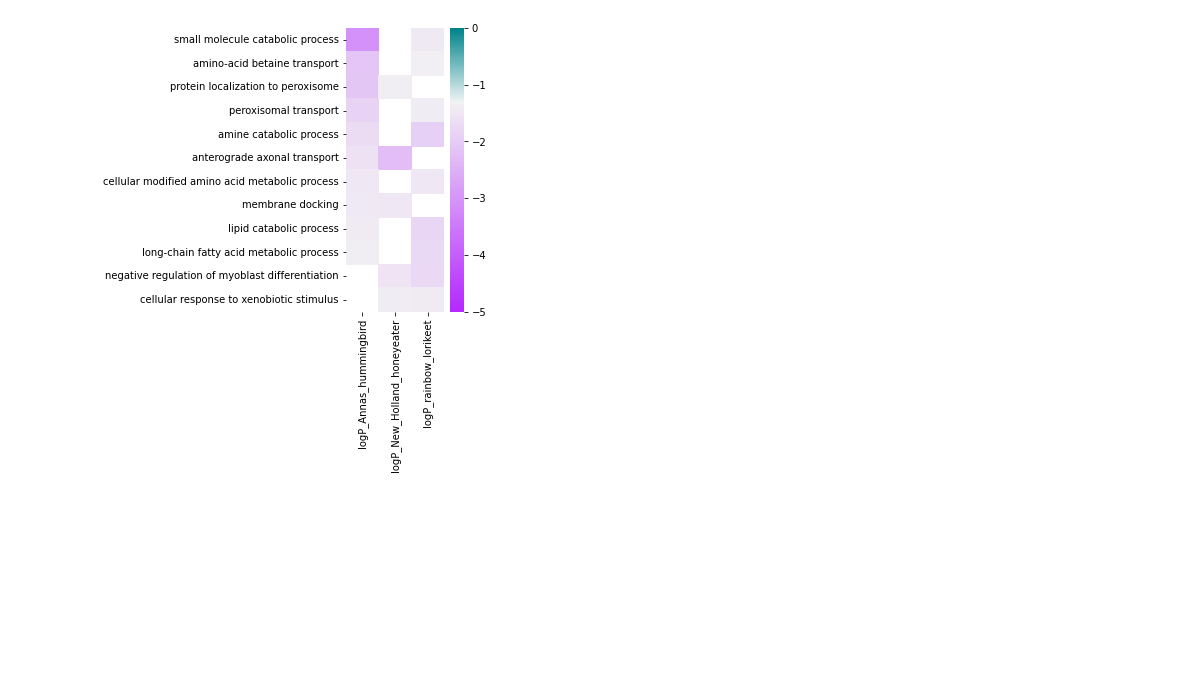
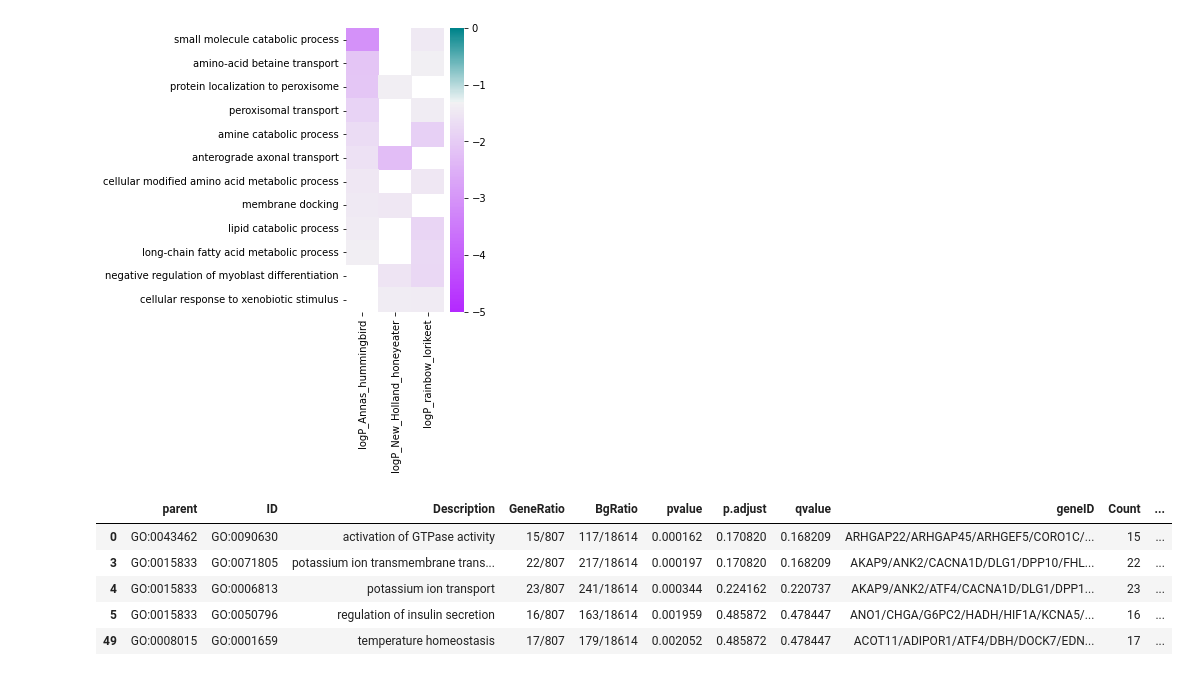
Before and after one commit to osipovarev/absrel, a Jupyter notebook: enrich_go_analysis.ipynb, the cells around one changed output. Drawn from its saved outputs; the diff is of its cells as text; code cells hidden in the pictures; blank space fills up the shorter version.

```diff
--- a/enrich_go_analysis.ipynb
+++ b/enrich_go_analysis.ipynb
@@ -225,6 +218,15 @@ The DivergingNorm class was deprecated in Matplotlib 3.2 and will be removed two
 [figure]
 [figure]
 [figure]
+# %%
+dfi
+# %% [output]
+|  | parent | ID | Description | GeneRatio | BgRatio | pvalue | p.adjust | qvalue | geneID | Count | ... |
+| 0 | GO:0043462 | GO:0090630 | activation of GTPase activity | 15/807 | 117/18614 | 0.000162 | 0.170820 | 0.168209 | ARHGAP22/ARHGAP45/ARHGEF5/CORO1C/... | 15 | ... |
+| 3 | GO:0015833 | GO:0071805 | potassium ion transmembrane trans... | 22/807 | 217/18614 | 0.000197 | 0.170820 | 0.168209 | AKAP9/ANK2/CACNA1D/DLG1/DPP10/FHL... | 22 | ... |
+| 4 | GO:0015833 | GO:0006813 | potassium ion transport | 23/807 | 241/18614 | 0.000344 | 0.224162 | 0.220737 | AKAP9/ANK2/ATF4/CACNA1D/DLG1/DPP1... | 23 | ... |
+| 5 | GO:0015833 | GO:0050796 | regulation of insulin secretion | 16/807 | 163/18614 | 0.001959 | 0.485872 | 0.478447 | ANO1/CHGA/G6PC2/HADH/HIF1A/KCNA5/... | 16 | ... |
+| 49 | GO:0008015 | GO:0001659 | temperature homeostasis | 17/807 | 179/18614 | 0.002052 | 0.485872 | 0.478447 | ACOT11/ADIPOR1/ATF4/DBH/DOCK7/EDN... | 17 | ... |
 # %%
 ## GO Enrichmens. ClusterProfiler
 v = 'combined_default_srv_mh'
```
Also changed, not shown: parts of 3 cells of this notebook, 3 other files.
